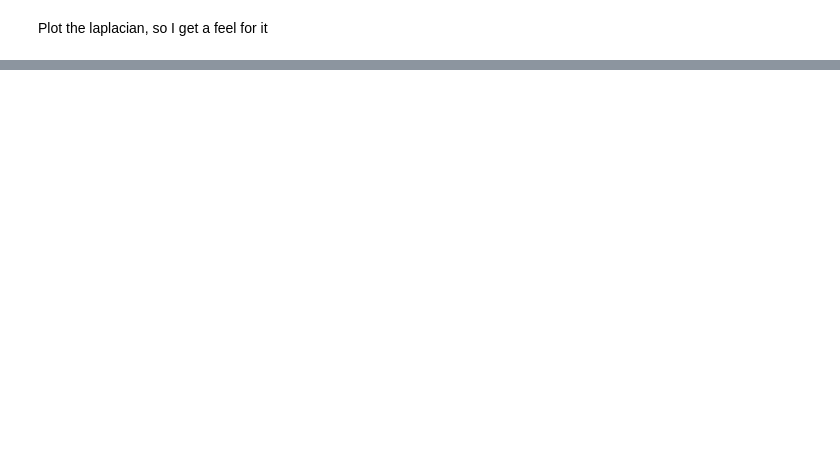
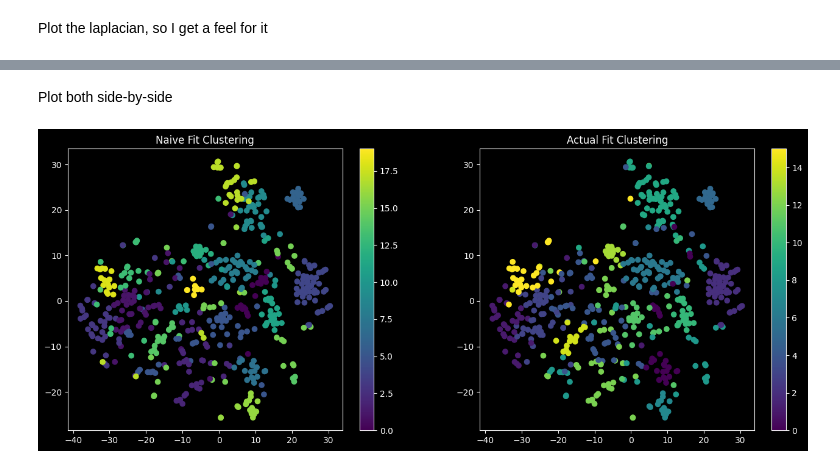
Before and after one commit to freeone3000/bookmark-clustering, a Jupyter notebook: clustering_experiment.ipynb, the cells around one changed output, grey strips where cells are left out. Cells and saved outputs as stored; diff of their text form; code cells hidden in the pictures; blank space fills up the shorter version.

```diff
--- a/clustering_experiment.ipynb
+++ b/clustering_experiment.ipynb
@@ -112,0 +129,4 @@ array([3.8372264e-08, 9.3726063e-01, 9.8006785e-01, 9.8452777e-01,
+# %%
+eigen = np.linalg.eigh(L)
+diff = np.diff(eigen[0])
+diff
@@ -112,0 +153,6 @@ array([3.8372264e-08, 9.3726063e-01, 9.8006785e-01, 9.8452777e-01,
+# %%
+sort_desc = np.flip(np.argsort(diff)) + 1
+MIN_BOUND = 15
+MAX_BOUND = 70
+mask = np.greater_equal(sort_desc, np.full_like(sort_desc, MIN_BOUND)) & np.less_equal(sort_desc, np.full_like(sort_desc, MAX_BOUND))
+sort_desc[mask]
@@ -112,0 +164,6 @@ array([3.8372264e-08, 9.3726063e-01, 9.8006785e-01, 9.8452777e-01,
+# %%
+num_clusters = sort_desc[mask][0]
+from sklearn.cluster import SpectralClustering
+sc = SpectralClustering(affinity='precomputed', n_clusters=num_clusters)
+actual_fit = sc.fit_predict(rbf)
+actual_fit
@@ -112,0 +188,22 @@ array([3.8372264e-08, 9.3726063e-01, 9.8006785e-01, 9.8452777e-01,
+# %% [markdown]
+Plot both side-by-side
+# %%
+import matplotlib.pyplot as plt
+from sklearn.manifold import TSNE
+
+tsne = TSNE(n_components=2, perplexity=30, random_state=42, init='pca', learning_rate='auto')
+vis_dims = tsne.fit_transform(embeddings)
+
+fig = plt.figure(figsize=(16, 6))
+ax = fig.add_subplot(121)
+scatter = ax.scatter(vis_dims[:, 0], vis_dims[:, 1], c=naive_fit, cmap='viridis')
+plt.colorbar(scatter, ax=ax)
+ax.set_title('Naive Fit Clustering')
+
+ax2 = fig.add_subplot(122)
+scatter = ax2.scatter(vis_dims[:, 0], vis_dims[:, 1], c=actual_fit, cmap='viridis')
+plt.colorbar(scatter, ax=ax2)
+ax2.set_title('Actual Fit Clustering')
+plt.show()
+# %% [output]
+[figure, added]
```
Also changed, not shown: parts of 14 cells of this notebook, 1 other file.
